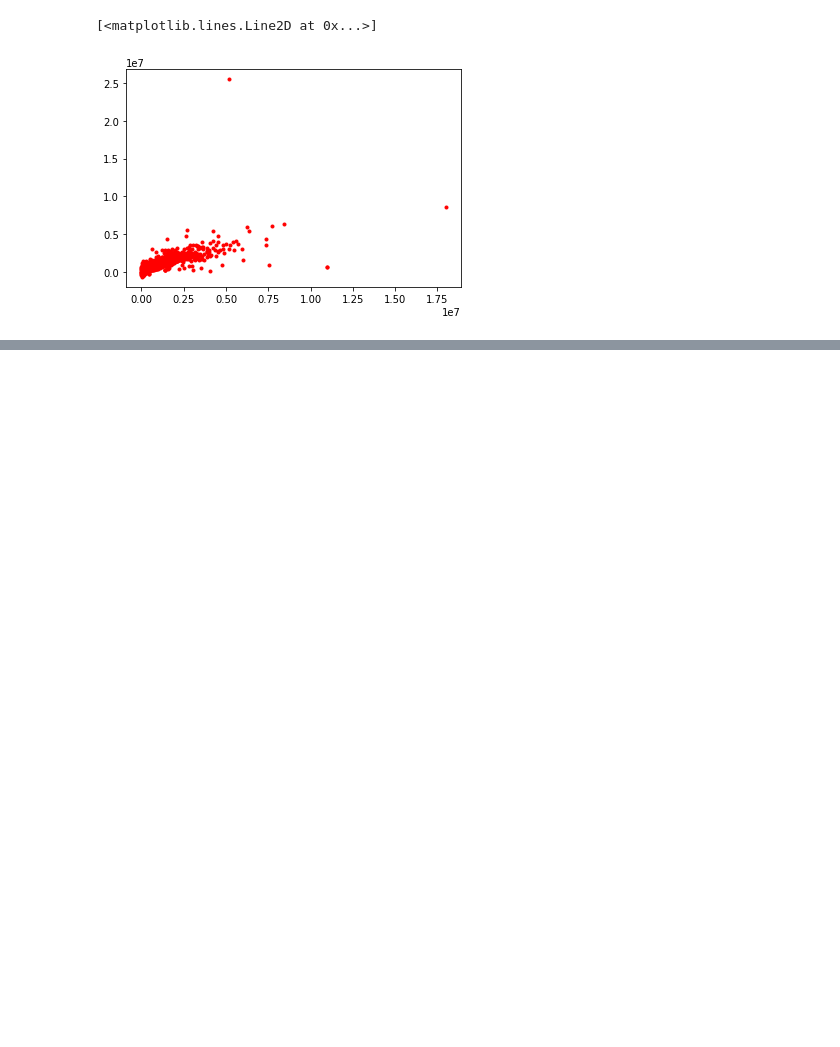
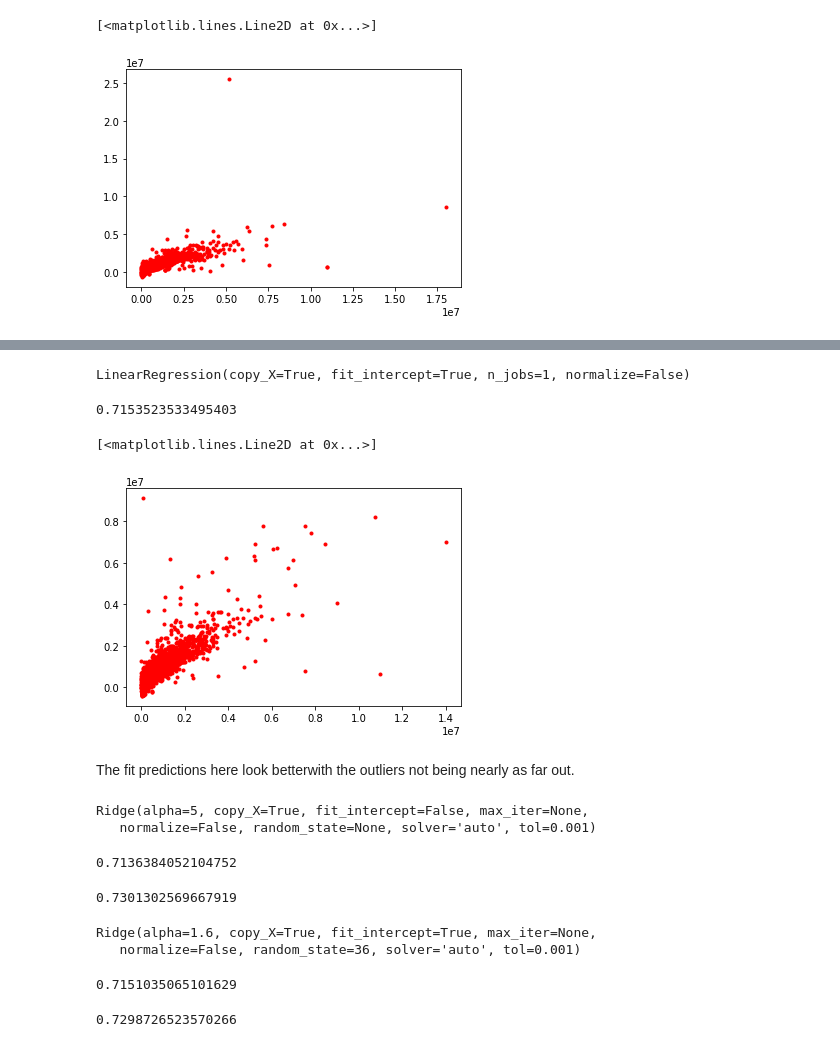
Before and after one commit to JustFairWell/thinkful, a Jupyter notebook: dsboot_supercap_3.ipynb, the cells around one changed output, grey strips where cells are left out. Cells and saved outputs as stored; diff of their text form; code cells hidden in the pictures; blank space fills up the shorter version.

```diff
--- a/dsboot_supercap_3.ipynb
+++ b/dsboot_supercap_3.ipynb
@@ -244,0 +369,37 @@ rfr.score(X_test, y_test)
+# %%
+X_2 = dc_re_res_d2.drop(columns='PRICE')
+y_2 = dc_re_res_d2['PRICE'].values.reshape(-1, 1)
+# %%
+X_train_2, X_test_2, y_train_2, y_test_2 = train_test_split(X_2, y_2, test_size=0.2, random_state=36)
+
+X_train_2, X_val_2, y_train_2, y_val_2 = train_test_split(X_train_2, y_train_2, test_size=0.1, random_state=36)
+# %%
+regr.fit(X_train_2,y_train_2)
+# %% [output]
+LinearRegression(copy_X=True, fit_intercept=True, n_jobs=1, normalize=False)
+# %%
+regr.score(X_train_2,y_train_2)
+# %% [output]
+0.7153523533495403
+# %%
+y_pred_reg_2 = regr.predict(X_test_2)
+# %%
+plt.plot(y_test_2, y_pred_reg_2,'r.')
+# %% [output]
+[<matplotlib.lines.Line2D at 0x...>]
+[figure, added]
+# %% [markdown]
+The fit predictions here look betterwith the outliers not being nearly as far out.
+# %%
+ridgeregr.fit(X_train_2, y_train_2)
+# %% [output]
+Ridge(alpha=5, copy_X=True, fit_intercept=False, max_iter=None,
+   normalize=False, random_state=None, solver='auto', tol=0.001)
+# %%
+ridgeregr.score(X_train_2, y_train_2)
+# %% [output]
+0.7136384052104752
+# %%
+ridgeregr.score(X_test_2, y_test_2)
+# %% [output]
+0.7301302569667919
@@ -244,0 +408,13 @@ rfr.score(X_test, y_test)
+# %%
+ridgeregr_2.fit(X_train_2, y_train_2)
+# %% [output]
+Ridge(alpha=1.6, copy_X=True, fit_intercept=True, max_iter=None,
+   normalize=False, random_state=36, solver='auto', tol=0.001)
+# %%
+ridgeregr_2.score(X_train_2, y_train_2)
+# %% [output]
+0.7151035065101629
+# %%
+ridgeregr_2.score(X_test_2, y_test_2)
+# %% [output]
+0.7298726523570266
```
Also changed, not shown: parts of 45 cells of this notebook.
